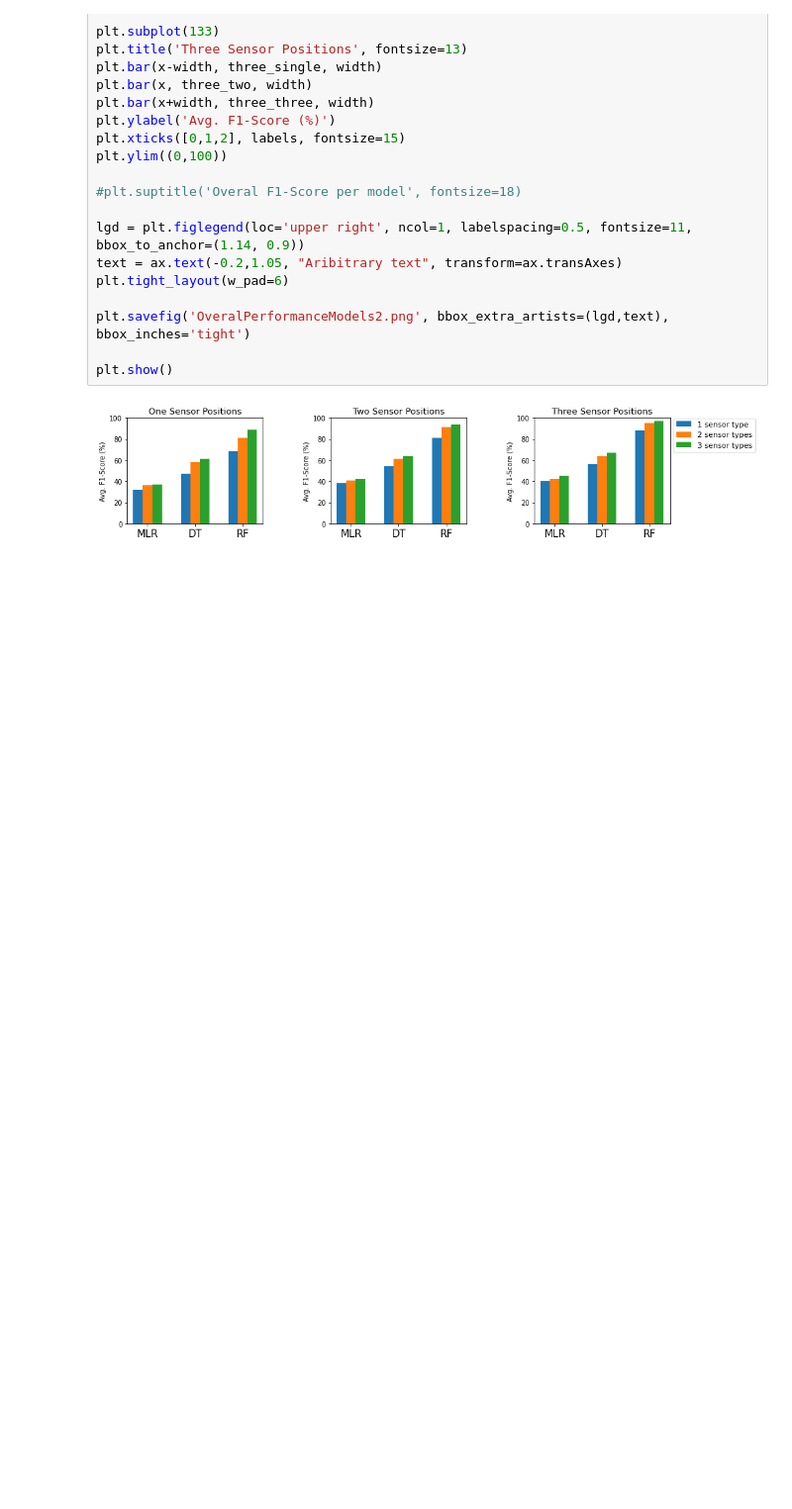
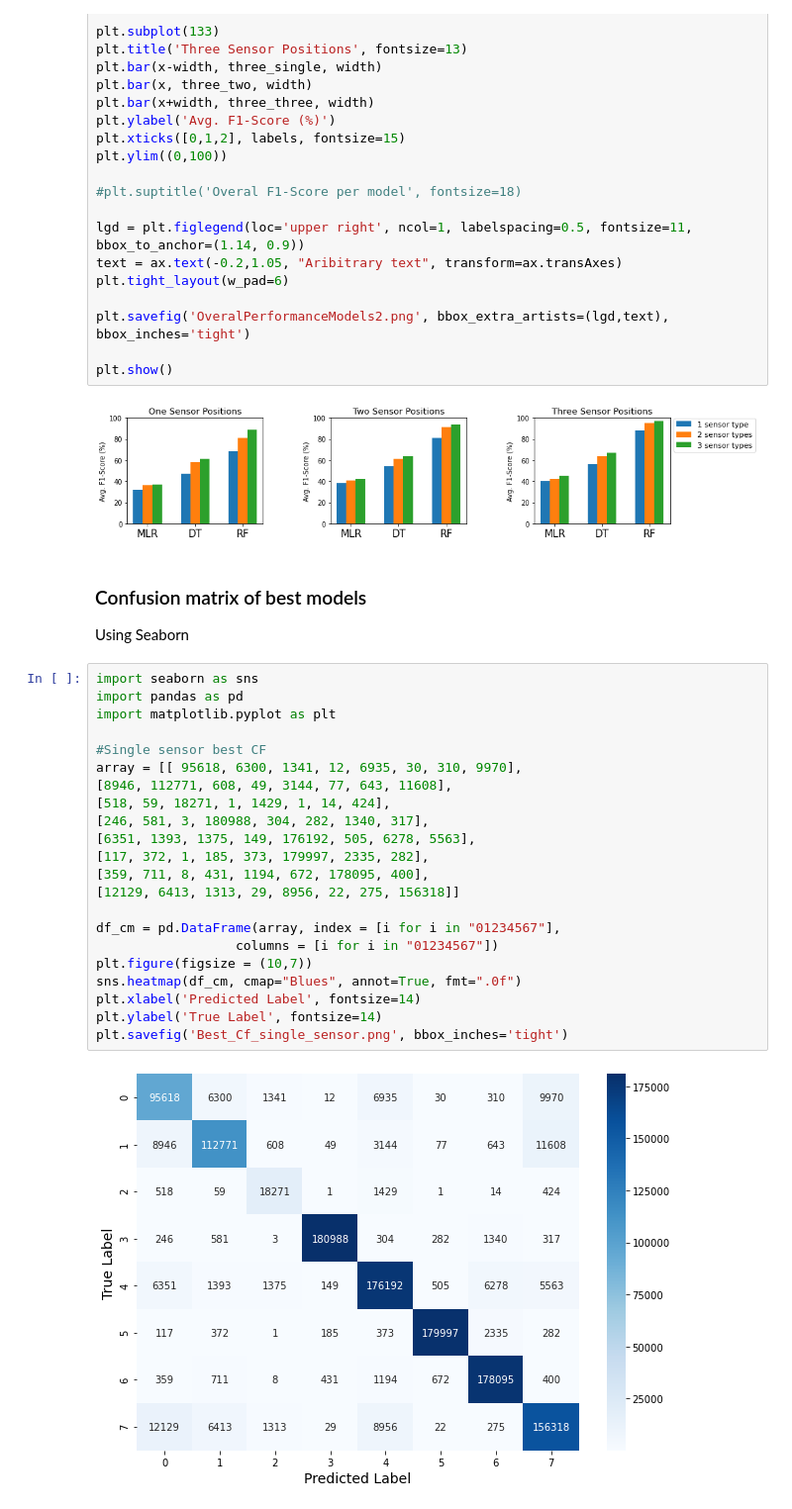
Before and after one commit to camielmaseland/HumanActivityRecognition_Thesis, a Jupyter notebook: Visualization _ Final.ipynb, the cells around one changed output. Shown at 99% size. Saved outputs shown, nothing was run; the diff lists cells and outputs as text; blank space fills up the shorter version.

```diff
--- a/Visualization _ Final.ipynb
+++ b/Visualization _ Final.ipynb
@@ -321,3 +325,30 @@ plt.savefig('OveralPerformanceModels2.png', bbox_extra_artists=(lgd,text), bbox_
 plt.show()
 # %% [output]
 [figure]
+# %% [markdown]
+### Confusion matrix of best models
+Using Seaborn
+# %%
+import seaborn as sns
+import pandas as pd
+import matplotlib.pyplot as plt
+
+#Single sensor best CF
+array = [[ 95618, 6300, 1341, 12, 6935, 30, 310, 9970],
+[8946, 112771, 608, 49, 3144, 77, 643, 11608],
+[518, 59, 18271, 1, 1429, 1, 14, 424],
+[246, 581, 3, 180988, 304, 282, 1340, 317],
+[6351, 1393, 1375, 149, 176192, 505, 6278, 5563],
+[117, 372, 1, 185, 373, 179997, 2335, 282],
+[359, 711, 8, 431, 1194, 672, 178095, 400],
+[12129, 6413, 1313, 29, 8956, 22, 275, 156318]]
+
+df_cm = pd.DataFrame(array, index = [i for i in "01234567"],
+                  columns = [i for i in "01234567"])
+plt.figure(figsize = (10,7))
+sns.heatmap(df_cm, cmap="Blues", annot=True, fmt=".0f")
+plt.xlabel('Predicted Label', fontsize=14)
+plt.ylabel('True Label', fontsize=14)
+plt.savefig('Best_Cf_single_sensor.png', bbox_inches='tight')
+# %% [output]
+[figure, added]
```
Also changed, not shown: parts of 4 cells of this notebook.
